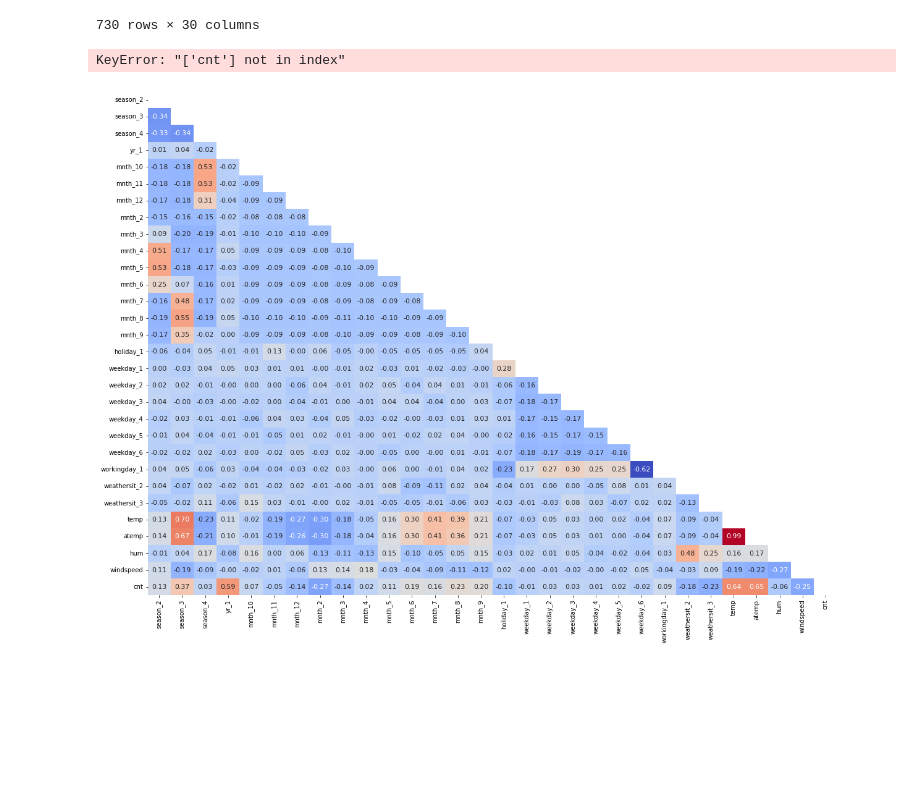
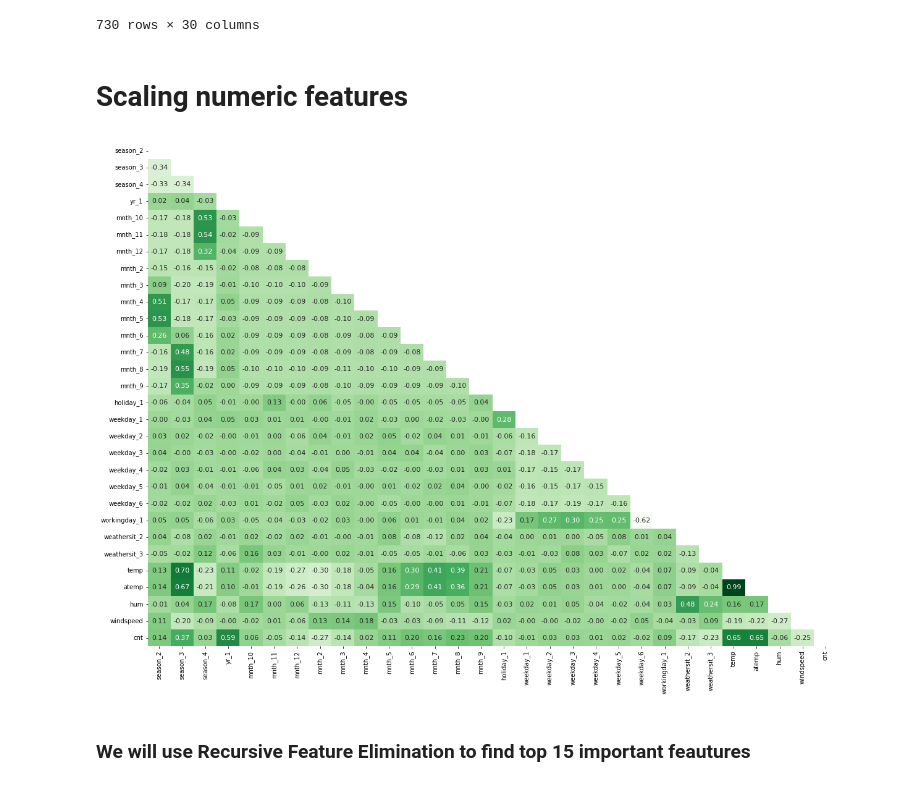
Before and after one commit to heymihir/Bike-Sharing-MLR, a Jupyter notebook: Notebook- Bike Sharing Assignment.ipynb, the cells around one changed output. Saved outputs shown, nothing was run; the diff lists cells and outputs as text; code cells hidden in the pictures; blank space fills up the shorter version.

Commit message:
Added Linear Model

```diff
--- a/Notebook- Bike Sharing Assignment.ipynb
+++ b/Notebook- Bike Sharing Assignment.ipynb
@@ -195,6 +178,6 @@ dummy
 # %%
-bike_df = pd.concat([dummy,df[numerical_cols]],axis=1)
-bike_df
+df = pd.concat([dummy,df[numerical_cols]],axis=1)
+df
 # %% [output]
 |  | season_2 | season_3 | season_4 | yr_1 | mnth_10 | mnth_11 | mnth_12 | mnth_2 | mnth_3 | mnth_4 | ... | ... |
 | 0 | 0 | 0 | 0 | 0 | 0 | 0 | 0 | 0 | 0 | 0 | ... | ... |
@@ -219,19 +195,21 @@ X_train, X_test, y_train, y_test = train_test_split(X, y, test_size=0.33, random
+# %%
+from sklearn.model_selection import train_test_split
+
+df_train, df_test = train_test_split(df, train_size=0.7, random_state=100)
+# %% [markdown]
+# Scaling numeric features
 # %%
-# Scaling numeric features and capping max range to upto 1
-
 from sklearn.preprocessing import MinMaxScaler
 scaler = MinMaxScaler()
 
-X_train[numerical_cols] = scaler.fit_transform(X_train[numerical_cols])
+df_train[numerical_cols] = scaler.fit_transform(df_train[numerical_cols])
-# %% [output]
-KeyError: "['cnt'] not in index"
 # %%
-mask = np.triu(np.ones_like(train.corr(), dtype=bool))
+mask = np.triu(np.ones_like(df_train.corr(), dtype=bool))
 
 plt.figure(figsize=(20,15))
-sns.heatmap(train.corr(), annot=True, fmt=".2f", cmap='coolwarm',
+sns.heatmap(df_train.corr(), annot=True, fmt=".2f", cmap='Greens',
             mask=mask,cbar=False,annot_kws={"size":11})
 
 plt.show()
 # %% [output]
-[figure, old version]
+[figure, new version]
@@ -237,0 +219,2 @@ plt.show()
+# %% [markdown]
+### We will use Recursive Feature Elimination to find top 15 important feautures
```
Also changed, not shown: parts of 34 cells of this notebook.
